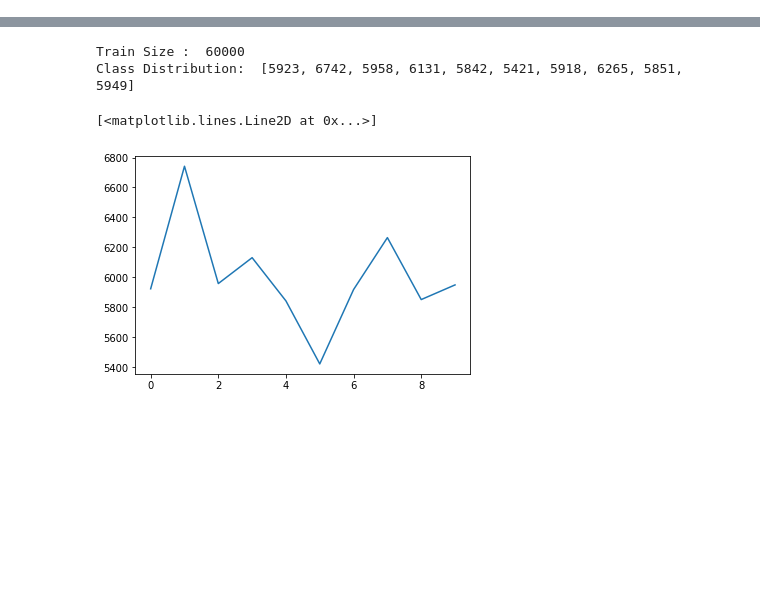
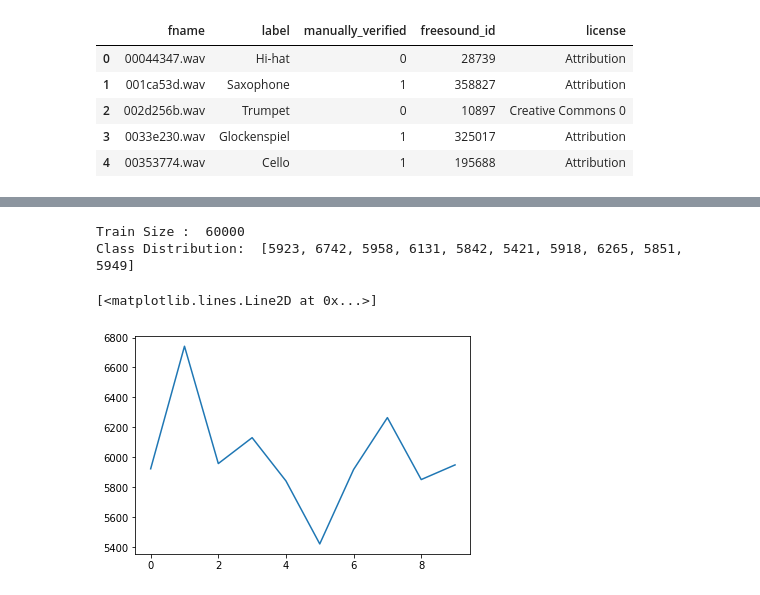
Before and after one commit to anudit/303-AI, a Jupyter notebook: Lab1/Lab1.ipynb, the cells around one changed output, grey strips where cells are left out. Cells and saved outputs as stored; diff of their text form; code cells hidden in the pictures; blank space fills up the shorter version.

```diff
--- a/Lab1/Lab1.ipynb
+++ b/Lab1/Lab1.ipynb
@@ -2,0 +45,9 @@
+# %%
+train.head()
+# %% [output]
+|  | fname | label | manually_verified | freesound_id | license |
+| 0 | 00044347.wav | Hi-hat | 0 | 28739 | Attribution |
+| 1 | 001ca53d.wav | Saxophone | 1 | 358827 | Attribution |
+| 2 | 002d256b.wav | Trumpet | 0 | 10897 | Creative Commons 0 |
+| 3 | 0033e230.wav | Glockenspiel | 1 | 325017 | Attribution |
+| 4 | 00353774.wav | Cello | 1 | 195688 | Attribution |
```
Also changed, not shown: parts of 19 cells of this notebook, 1 other file.
